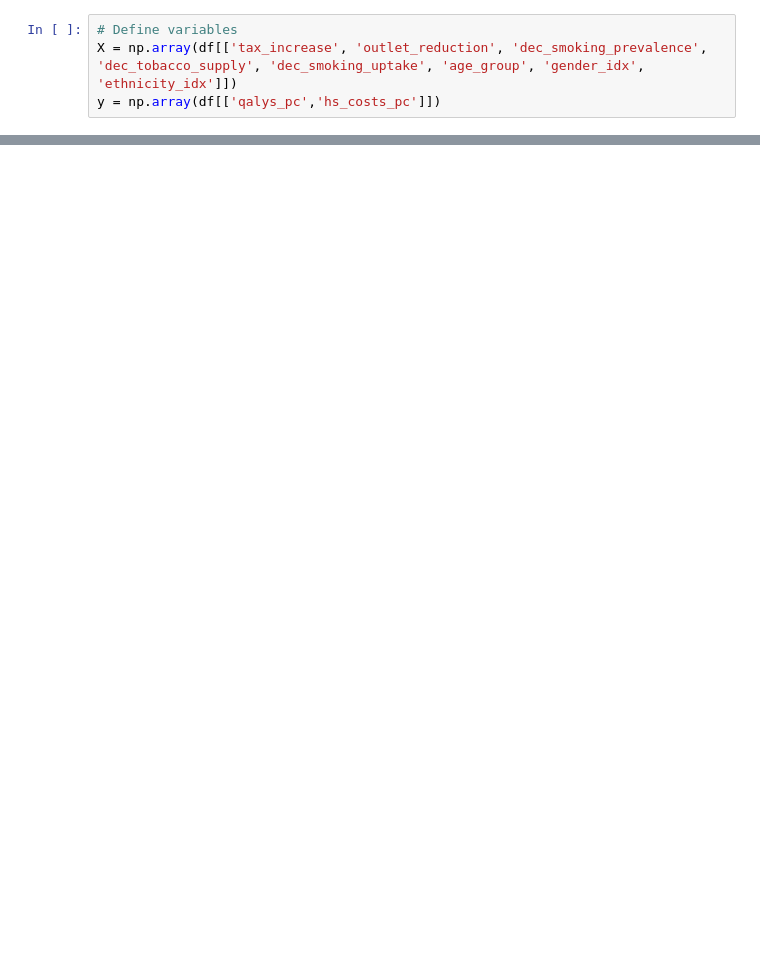
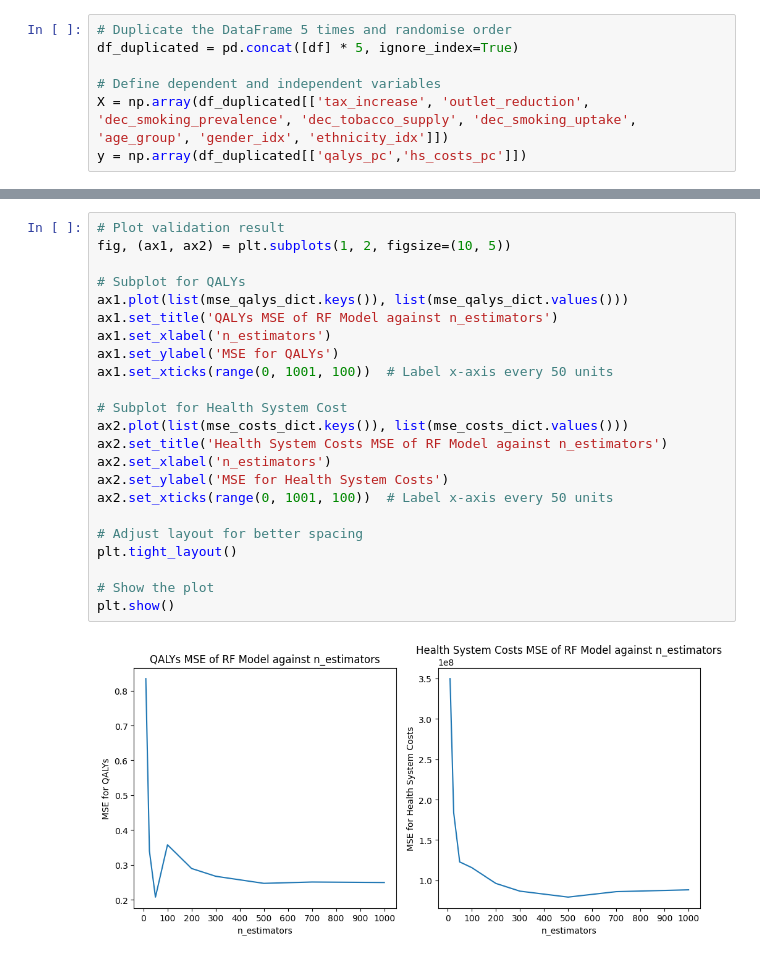
Before and after one commit to u7338876/vapingeffect, a Jupyter notebook: model.ipynb, the cells around one changed output, grey strips where cells are left out. Cells and saved outputs as stored; diff of their text form; blank space fills up the shorter version.

Commit message:
Add dataset and train initial model

```diff
--- a/model.ipynb
+++ b/model.ipynb
@@ -57,7 +59,10 @@ df.head()
 | 4 | Combined tobacco endgame strategy... | 10 | 90 | 1 | 0 | ... |
 | 5 | Combined tobacco endgame strategy... | 10 | 90 | 0.5 | 0 | ... |
 # %%
-# Define variables
-X = np.array(df[['tax_increase', 'outlet_reduction', 'dec_smoking_prevalence', 'dec_tobacco_supply', 'dec_smoking_uptake', 'age_group', 'gender_idx', 'ethnicity_idx']])
-y = np.array(df[['qalys_pc','hs_costs_pc']])
+# Duplicate the DataFrame 5 times and randomise order
+df_duplicated = pd.concat([df] * 5, ignore_index=True)
+
+# Define dependent and independent variables
+X = np.array(df_duplicated[['tax_increase', 'outlet_reduction', 'dec_smoking_prevalence', 'dec_tobacco_supply', 'dec_smoking_uptake', 'age_group', 'gender_idx', 'ethnicity_idx']])
+y = np.array(df_duplicated[['qalys_pc','hs_costs_pc']])
 # %%
@@ -81,0 +100,25 @@ Mean Squared Error for hs_costs_pc: 85035742860.28975
+# %%
+# Plot validation result
+fig, (ax1, ax2) = plt.subplots(1, 2, figsize=(10, 5))
+
+# Subplot for QALYs
+ax1.plot(list(mse_qalys_dict.keys()), list(mse_qalys_dict.values()))
+ax1.set_title('QALYs MSE of RF Model against n_estimators')
+ax1.set_xlabel('n_estimators')
+ax1.set_ylabel('MSE for QALYs')
+ax1.set_xticks(range(0, 1001, 100))  # Label x-axis every 50 units
+
+# Subplot for Health System Cost
+ax2.plot(list(mse_costs_dict.keys()), list(mse_costs_dict.values()))
+ax2.set_title('Health System Costs MSE of RF Model against n_estimators')
+ax2.set_xlabel('n_estimators')
+ax2.set_ylabel('MSE for Health System Costs')
+ax2.set_xticks(range(0, 1001, 100))  # Label x-axis every 50 units
+
+# Adjust layout for better spacing
+plt.tight_layout()
+
+# Show the plot
+plt.show()
+# %% [output]
+[figure, added]
```
Also changed, not shown: parts of 4 cells of this notebook, 1 other file.
